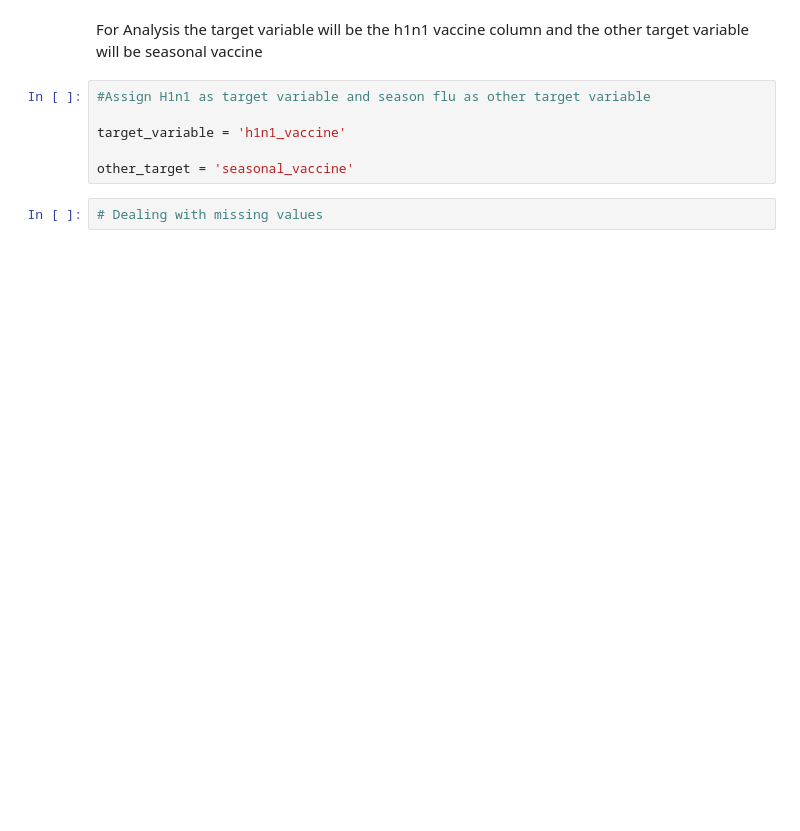
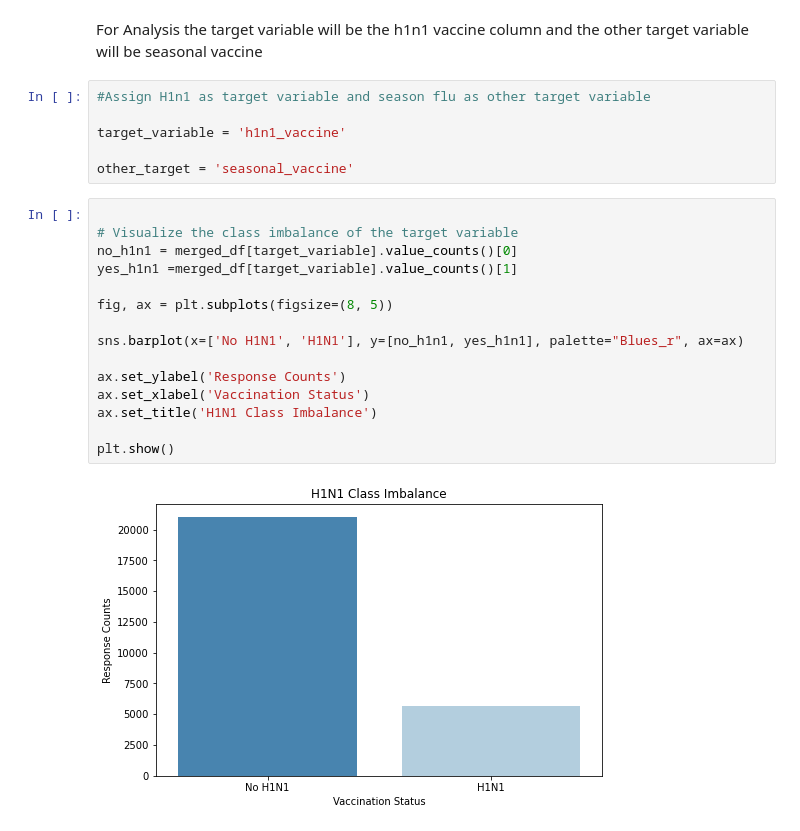
Before and after one commit to sophline/Vaccination_prediction, a Jupyter notebook: prediction.ipynb, the cells around one changed output. Drawn from its saved outputs; the diff is of its cells as text; blank space fills up the shorter version.

```diff
--- a/prediction.ipynb
+++ b/prediction.ipynb
@@ -265,5 +301,20 @@ For Analysis the target variable will be the h1n1 vaccine column and the other t
 target_variable = 'h1n1_vaccine'
 
 other_target = 'seasonal_vaccine'
-# %%
-# Dealing with missing values
+# %%
+
+# Visualize the class imbalance of the target variable
+no_h1n1 = merged_df[target_variable].value_counts()[0]
+yes_h1n1 =merged_df[target_variable].value_counts()[1]
+
+fig, ax = plt.subplots(figsize=(8, 5))
+
+sns.barplot(x=['No H1N1', 'H1N1'], y=[no_h1n1, yes_h1n1], palette="Blues_r", ax=ax)
+
+ax.set_ylabel('Response Counts')
+ax.set_xlabel('Vaccination Status')
+ax.set_title('H1N1 Class Imbalance')
+
+plt.show()
+# %% [output]
+[figure, added]
```
Also changed, not shown: parts of 8 cells of this notebook.
